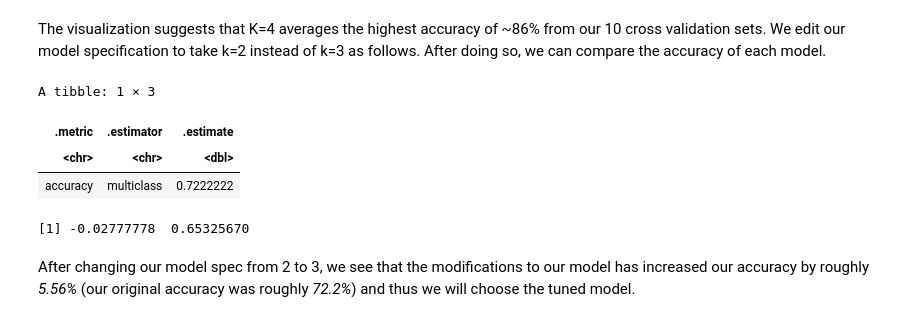
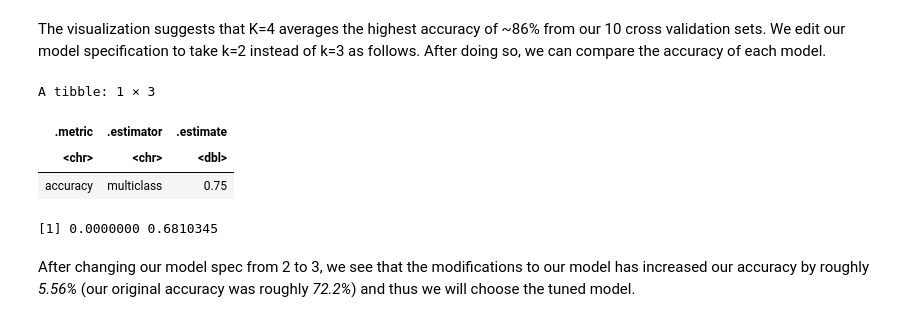
Before and after one commit to calamari99/Facebook-Post-Predictor, a Jupyter notebook: main.ipynb, the cells around one changed output. Saved outputs shown, nothing was run; the diff lists cells and outputs as text; code cells hidden in the pictures.

```diff
--- a/main.ipynb
+++ b/main.ipynb
@@ -482,32 +446,32 @@ The visualization suggests that K=4 averages the highest accuracy of ~86% from o
 # %%
 # we use the same recipe, change spec
 
 knn_spec <- nearest_neighbor(weight_func = "rectangular", neighbors = 4) %>%
   set_engine("kknn") %>%
   set_mode("classification")
 
 unpaid_fit_tuned <- workflow() %>%
       add_recipe(unpaid_recipe) %>%
       add_model(knn_spec) %>%
-      fit(data = upsampled_cancer)
+      fit(data = train_set_unpaid)
       #fit_resamples(resamples = unpaid_vfold)
 
 unpaid_val_predicted_tuned <- predict(unpaid_fit_tuned, val_set_unpaid) %>%
     bind_cols(val_set_unpaid)
 
 unpaid_prediction_accuracy_tuned <- unpaid_val_predicted_tuned %>%
     metrics(truth = Type, estimate = .pred_class) %>% filter(.metric == "accuracy")
 
 model_improvement <- unpaid_prediction_accuracy_tuned$.estimate - unpaid_prediction_accuracy$.estimate
 
 unpaid_prediction_accuracy_tuned
 print(model_improvement)
 # %% [output]
 A tibble: 1 × 3
 | .metric | .estimator | .estimate |
 | <chr> | <chr> | <dbl> |
-| accuracy | multiclass | 0.7222222 |
+| accuracy | multiclass | 0.75 |
-[1] -0.02777778  0.65325670
+[1] 0.0000000 0.6810345
 # %% [markdown]
 After changing our model spec from 2 to 3, we see that the modifications to our model has increased our accuracy by roughly *5.56%* (our original accuracy was roughly *72.2%*) and thus we will choose the tuned model.
 # %% [markdown]
```
Also changed, not shown: parts of 18 cells of this notebook.
